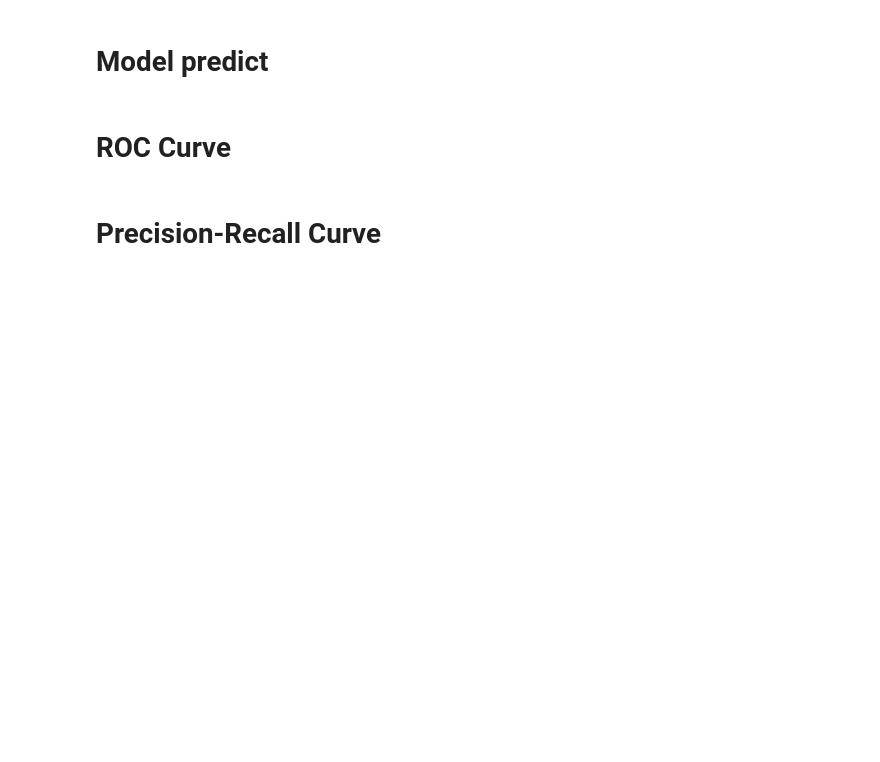
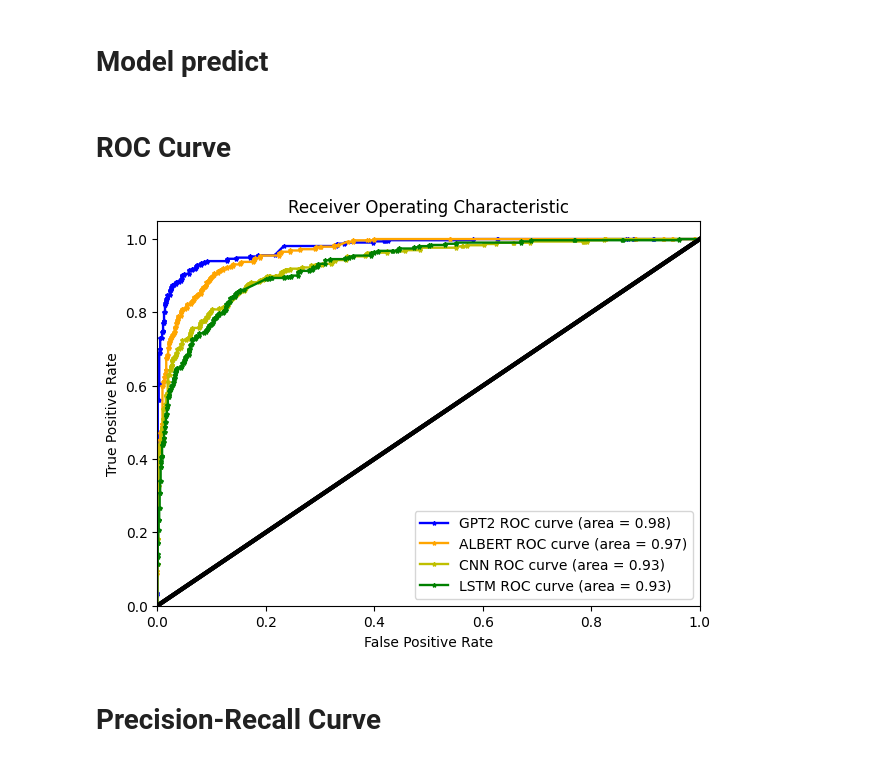
Before and after one commit to RedBatProject/Works, a Jupyter notebook: work_46_rumor.ipynb, the cells around one changed output. Cells and saved outputs as stored; diff of their text form; code cells hidden in the pictures; blank space fills up the shorter version.

```diff
--- a/work_46_rumor.ipynb
+++ b/work_46_rumor.ipynb
@@ -653,7 +708,7 @@ model.compile(optimizer=RMSprop(), loss='binary_crossentropy', metrics=['accurac
 # %%
 # model.compile(optimizer=Adam(), loss='binary_crossentropy', metrics=['accuracy','AUC'])
 # %%
-num_epochs = 18
+num_epochs = 1
 # early_stop = EarlyStopping(monitor='val_accuracy', patience=6,restore_best_weights=True)
 history = model.fit(train,
                     # batch_size=32,
@@ -850,3 +903,5 @@ Xsequences = tf.keras.preprocessing.sequence.pad_sequences(Xsequences, maxlen=ma
+# %%
+labels = data['is_rumor']
 # %%
 dataset = tf.data.Dataset.from_tensor_slices((Xsequences, labels))
 # %%
@@ -1049,4 +1104,0 @@ plt.savefig(f'{path}{name}.png',bbox_inches='tight')
-# %%
-name = 'D3-LSTM'
-dg = pd.read_csv(f'{path}{name}.csv')
-yp,yt = dg['predicted'],dg['real']
@@ -1071,17 +1118,36 @@ final_pred = np.where(pred >= 0.5, 1, 0)
 # %% [markdown]
 # ROC Curve
 # %%
-fpr, tpr, thresholds = roc_curve(Y_test,pred)
-roc_auc = auc(fpr, tpr)
+names = ['GPT3','Albert23','2D-CNN','2D-LSTM']
+name_ = ['GPT2','ALBERT','CNN','LSTM']
+clr = ['b','orange','y','g']
 plt.figure(figsize=(7,5))
-plt.plot(fpr, tpr, label='ROC curve (area = %0.2f)' % roc_auc,color="red",lw=1.7,marker="*",markersize=5)
-plt.plot([0, 1], [0, 1],color="black",lw=3)
-plt.xlim([0.0, 1.0])
-plt.ylim([0.0, 1.05])
+
+for i,j,c in zip(names,name_,clr):
+    # name = 'ALBERT'
+    dg = pd.read_csv(f'/content/drive/MyDrive/work 46/{i}.csv')
+    yp,yt = dg['predicted'].to_numpy(),dg['real'].to_numpy()
+    # yp,yt
+    fpr, tpr, thresholds = roc_curve(yt,yp)
+    roc_auc = auc(fpr, tpr)
+    # red='b'
+    plt.plot(fpr, tpr, label=f'{j} ROC curve (area = %0.2f)' % roc_auc,color=f"{c}",lw=1.7,marker="*",markersize=3)
+    plt.plot([0, 1], [0, 1],color="black",lw=3)
+    plt.xlim([0.0, 1.0])
+    plt.ylim([0.0, 1.05])
+    ss = pd.DataFrame()
+    ss['fpr'] = fpr
+    ss['tpr'] = tpr
+    ss['area under curve (its repeated)'] = [roc_auc for _ in range(len(fpr))]
+    ss.to_csv(f'/content/drive/MyDrive/work 46/results/{j}_fpr_tpr_roc_curve.csv')
+
 plt.xlabel('False Positive Rate')
 plt.ylabel('True Positive Rate')
 plt.title('Receiver Operating Characteristic')
 plt.legend(loc="lower right")
+plt.savefig(f'/content/drive/MyDrive/work 46/results/roc_auc.png',bbox_inches='tight')
 plt.show()
+# %% [output]
+[figure, added]
 # %% [markdown]
 # Precision-Recall Curve
```
Also changed, not shown: parts of 56 cells of this notebook.
